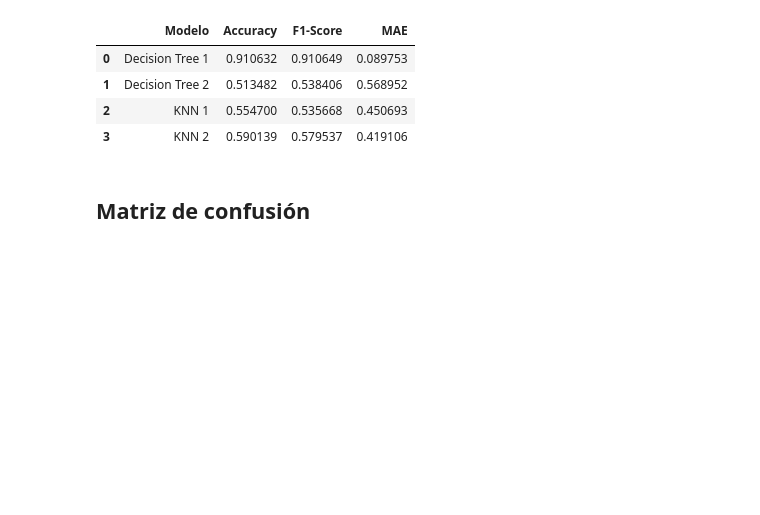
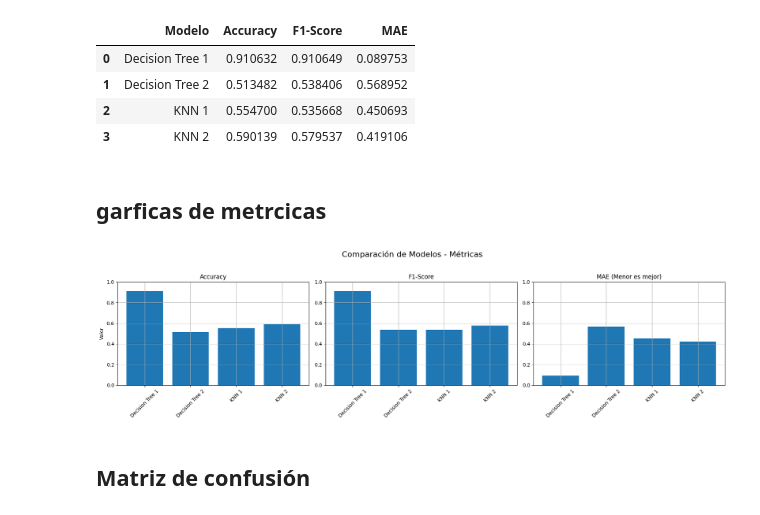
Before and after one commit to OlimpiaGarcia/Book_algorithm, a Jupyter notebook: Model_2.ipynb, the cells around one changed output. Drawn from its saved outputs; the diff is of its cells as text; code cells hidden in the pictures; blank space fills up the shorter version.

Commit message:
Fix: add new graphs

```diff
--- a/Model_2.ipynb
+++ b/Model_2.ipynb
@@ -699,6 +699,41 @@ df_results
 | 1 | Decision Tree 2 | 0.513482 | 0.538406 | 0.568952 |
 | 2 | KNN 1 | 0.554700 | 0.535668 | 0.450693 |
 | 3 | KNN 2 | 0.590139 | 0.579537 | 0.419106 |
+# %% [markdown]
+## garficas de metrcicas
+# %%
+def graficar_metricas_modelos(df_results):
+  fig, axs = plt.subplots(1, 3, figsize=(18, 5))
+  fig.suptitle('Comparación de Modelos - Métricas', fontsize=16)
+
+  # Accuracy
+  axs[0].bar(df_results['Modelo'], df_results['Accuracy'])
+  axs[0].set_title('Accuracy')
+  axs[0].set_ylabel('Valor')
+  axs[0].set_ylim(0, 1)
+  axs[0].tick_params(axis='x', rotation=45)
+  axs[0].grid(True)
+
+  # F1-Score
+  axs[1].bar(df_results['Modelo'], df_results['F1-Score'])
+  axs[1].set_title('F1-Score')
+  axs[1].set_ylim(0, 1)
+  axs[1].tick_params(axis='x', rotation=45)
+  axs[1].grid(True)
+
+  # MAE
+  axs[2].bar(df_results['Modelo'], df_results['MAE'])
+  axs[2].set_title('MAE (Menor es mejor)')
+  axs[2].set_ylim(0, 1)
+  axs[2].tick_params(axis='x', rotation=45)
+  axs[2].grid(True)
+
+  plt.tight_layout(rect=[0, 0, 1, 0.95])
+  plt.show()
+# %%
+graficar_metricas_modelos(df_results)
+# %% [output]
+[figure, added]
 # %% [markdown]
 ## Matriz de confusión
 # %%
```
Also changed, not shown: parts of 8 cells of this notebook.
